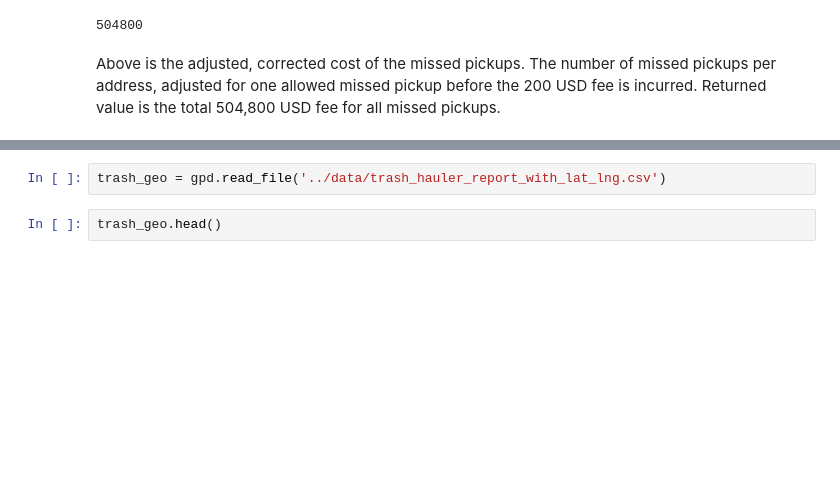
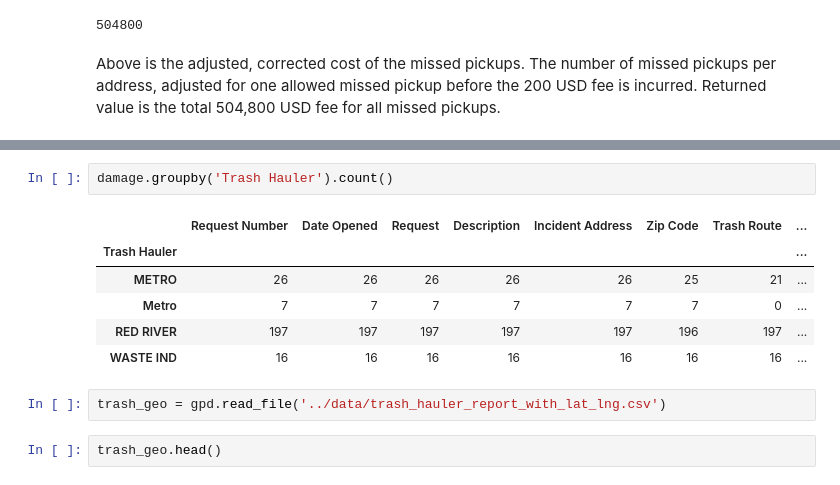
Before and after one commit to NSS-Data-Analytics-Cohort-14/trash-pickups-v2-kshaffer93, a Jupyter notebook: notebooks/trash.ipynb, the cells around one changed output, grey strips where cells are left out. Saved outputs shown, nothing was run; the diff lists cells and outputs as text; blank space fills up the shorter version.

```diff
--- a/notebooks/trash.ipynb
+++ b/notebooks/trash.ipynb
@@ -166,3 +191,12 @@ Above is the adjusted, corrected cost of the missed pickups. The number of misse
+# %%
+damage.groupby('Trash Hauler').count()
+# %% [output]
+|  | Request Number | Date Opened | Request | Description | Incident Address | Zip Code | Trash Route | ... |
+| Trash Hauler |  |  |  |  |  |  |  | ... |
+| METRO | 26 | 26 | 26 | 26 | 26 | 25 | 21 | ... |
+| Metro | 7 | 7 | 7 | 7 | 7 | 7 | 0 | ... |
+| RED RIVER | 197 | 197 | 197 | 197 | 197 | 196 | 197 | ... |
+| WASTE IND | 16 | 16 | 16 | 16 | 16 | 16 | 16 | ... |
 # %%
 trash_geo = gpd.read_file('../data/trash_hauler_report_with_lat_lng.csv')
 # %%
```
Also changed, not shown: parts of 5 cells of this notebook.
